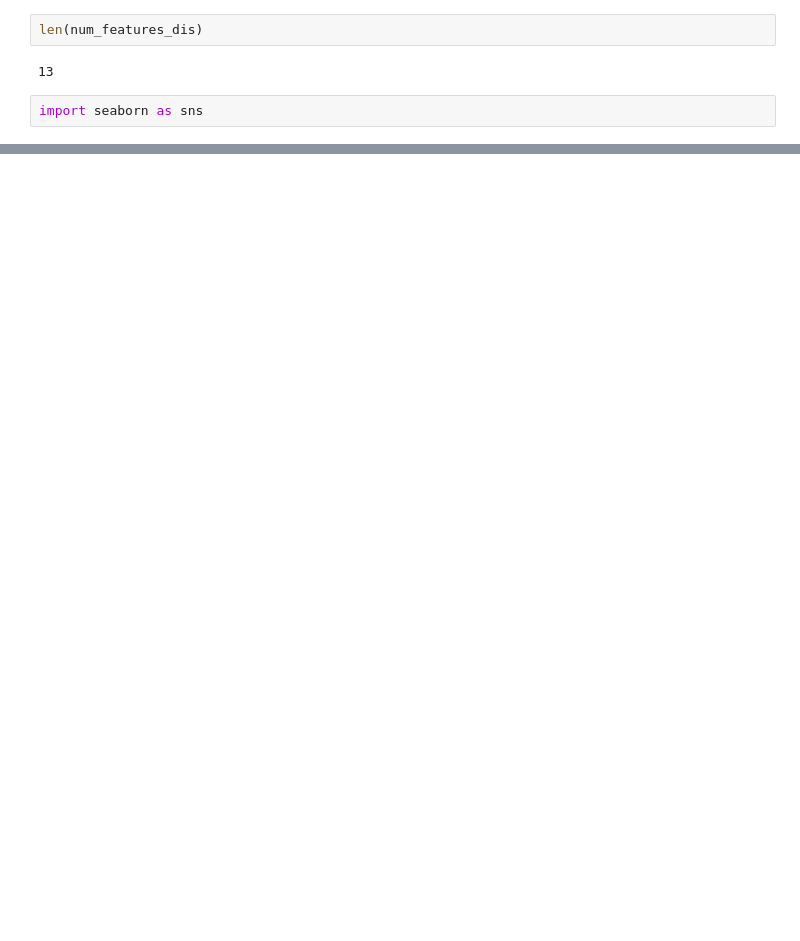
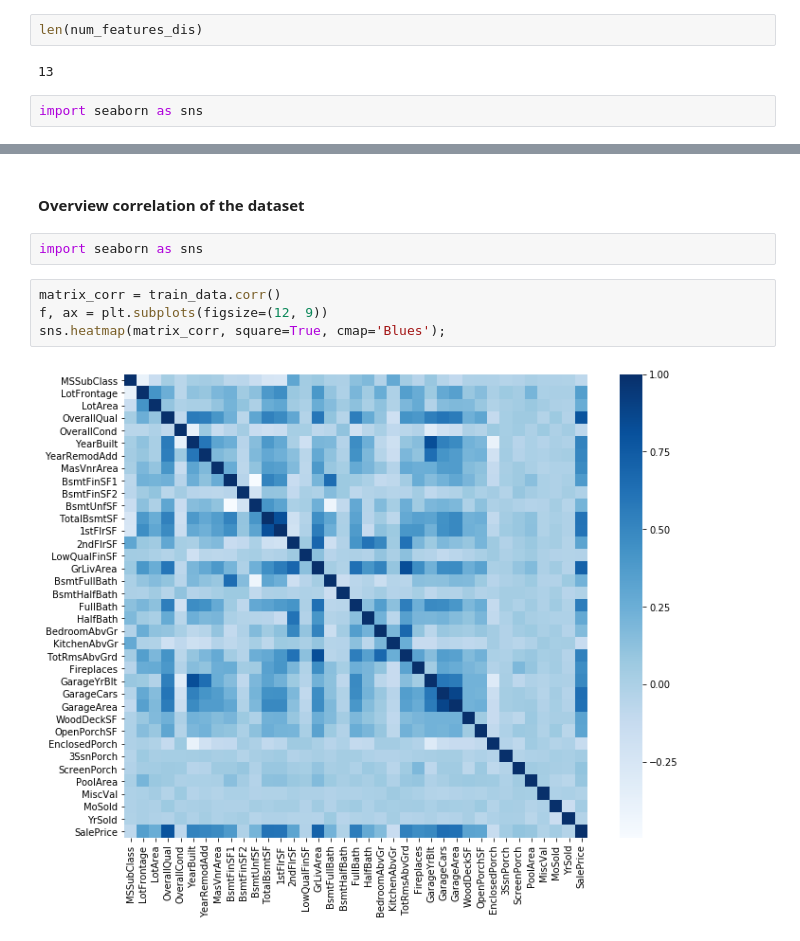
Before and after one commit to chirlas24/kaggle_HousingPricePredictor, a Jupyter notebook: HouseRate_GRN.ipynb, the cells around one changed output, grey strips where cells are left out. Drawn from its saved outputs; the diff is of its cells as text; blank space fills up the shorter version.

```diff
--- a/HouseRate_GRN.ipynb
+++ b/HouseRate_GRN.ipynb
@@ -242,0 +317,10 @@ all_data = [np.random.normal(0, std, size=100) for std in range(1, 4)]
+# %% [markdown]
+#### Overview correlation of the dataset
+# %%
+import seaborn as sns
+# %%
+matrix_corr = train_data.corr()
+f, ax = plt.subplots(figsize=(12, 9))
+sns.heatmap(matrix_corr, square=True, cmap='Blues');
+# %% [output]
+[figure, added]
```
Also changed, not shown: parts of 22 cells of this notebook, 4 other files.
